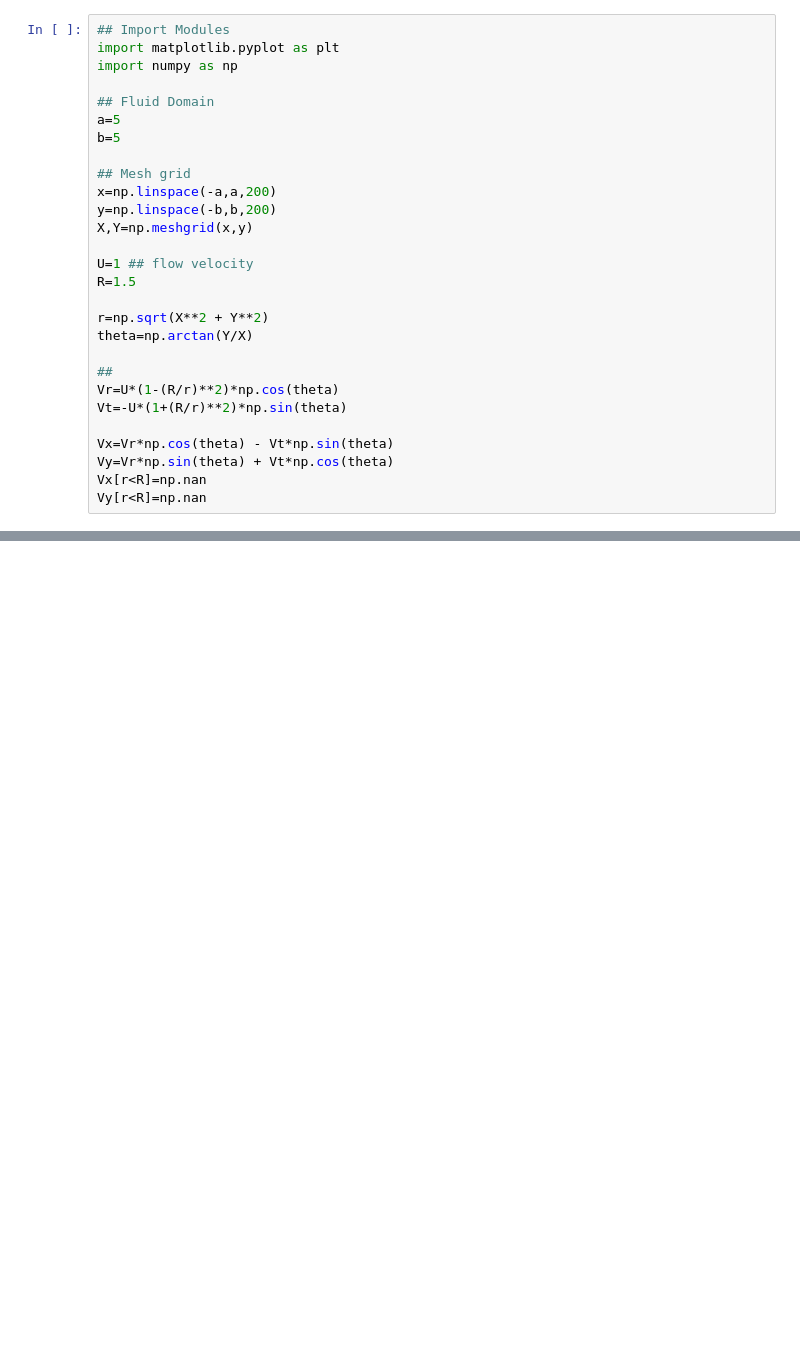
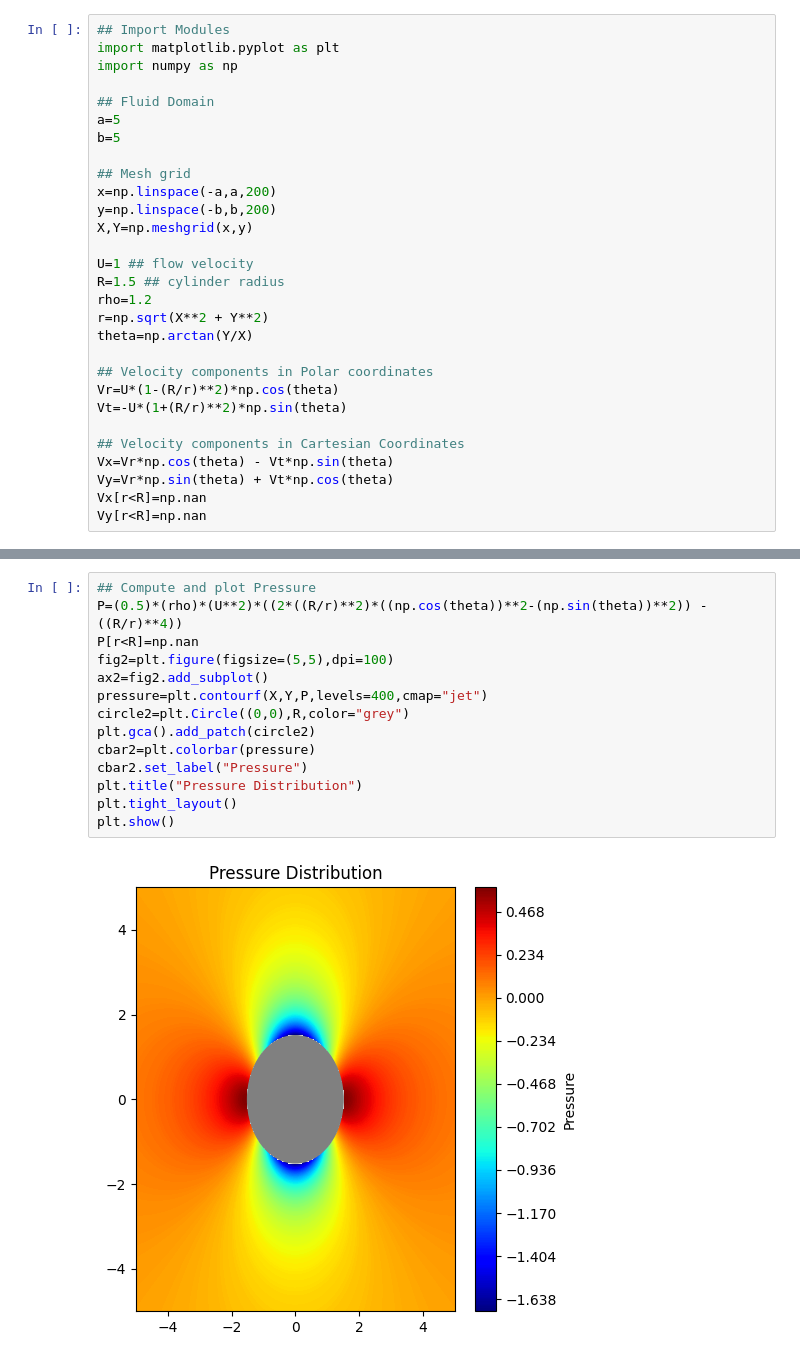
Before and after one commit to tharani2503/Computational_Fluid_Dynamics, a Jupyter notebook: Visualizations/Flow_Around_Cylinder.ipynb, the cells around one changed output, grey strips where cells are left out. Drawn from its saved outputs; the diff is of its cells as text; blank space fills up the shorter version.

```diff
--- a/Visualizations/Flow_Around_Cylinder.ipynb
+++ b/Visualizations/Flow_Around_Cylinder.ipynb
@@ -13,15 +13,16 @@ y=np.linspace(-b,b,200)
 X,Y=np.meshgrid(x,y)
 
 U=1 ## flow velocity
-R=1.5
-
+R=1.5 ## cylinder radius
+rho=1.2
 r=np.sqrt(X**2 + Y**2)
 theta=np.arctan(Y/X)
 
-##
+## Velocity components in Polar coordinates
 Vr=U*(1-(R/r)**2)*np.cos(theta)
 Vt=-U*(1+(R/r)**2)*np.sin(theta)
 
+## Velocity components in Cartesian Coordinates
 Vx=Vr*np.cos(theta) - Vt*np.sin(theta)
 Vy=Vr*np.sin(theta) + Vt*np.cos(theta)
 Vx[r<R]=np.nan
@@ -41,0 +43,16 @@ plt.show()
+# %%
+## Compute and plot Pressure
+P=(0.5)*(rho)*(U**2)*((2*((R/r)**2)*((np.cos(theta))**2-(np.sin(theta))**2)) - ((R/r)**4))
+P[r<R]=np.nan
+fig2=plt.figure(figsize=(5,5),dpi=100)
+ax2=fig2.add_subplot()
+pressure=plt.contourf(X,Y,P,levels=400,cmap="jet")
+circle2=plt.Circle((0,0),R,color="grey")
+plt.gca().add_patch(circle2)
+cbar2=plt.colorbar(pressure)
+cbar2.set_label("Pressure")
+plt.title("Pressure Distribution")
+plt.tight_layout()
+plt.show()
+# %% [output]
+[figure, added]
```
Also changed, not shown: parts of 1 cell of this notebook.
